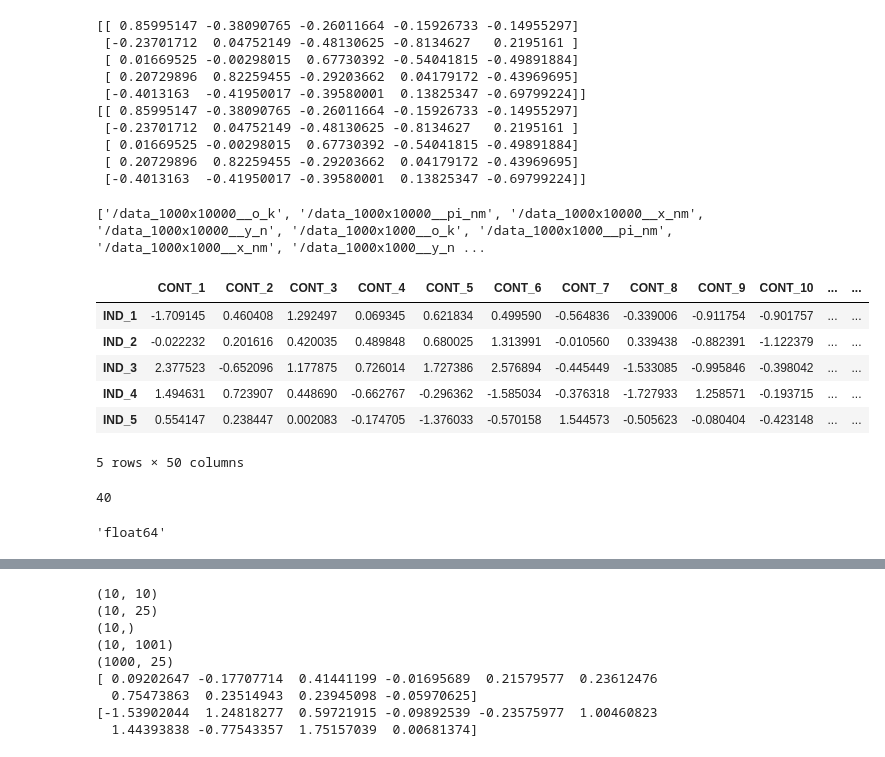
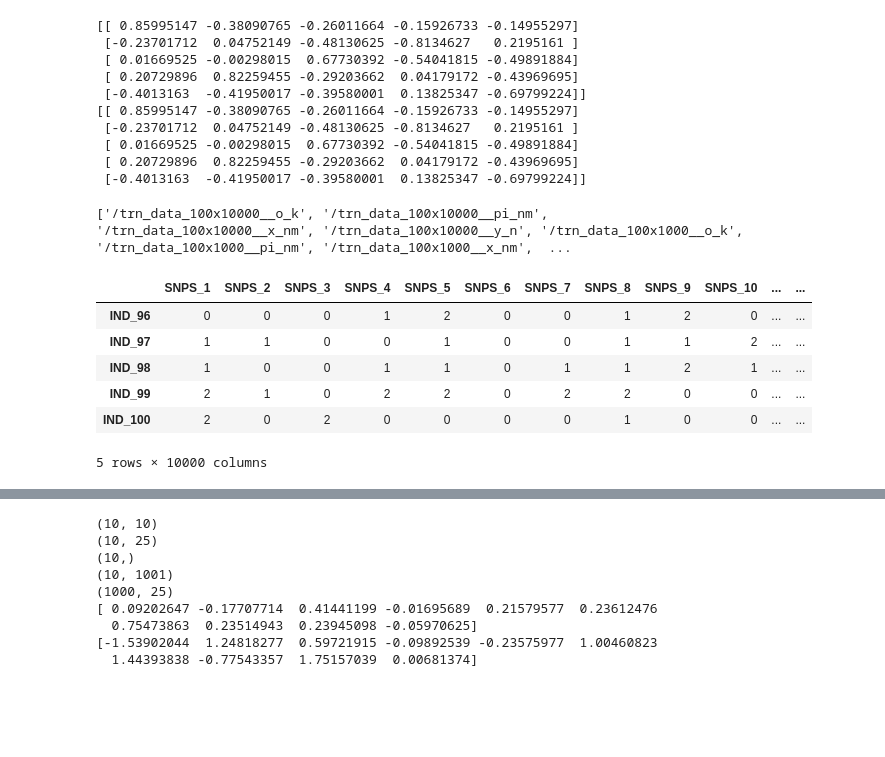
Before and after one commit to mullachv/causal_notes, a Jupyter notebook: framework/kcm_ker.ipynb, the cells around one changed output, grey strips where cells are left out. Saved outputs shown, nothing was run; the diff lists cells and outputs as text; code cells hidden in the pictures; blank space fills up the shorter version.

Commit message:
v0.02 causal mediation - embedding layer, logistic test bench, classification target synthetic data

```diff
--- a/framework/kcm_ker.ipynb
+++ b/framework/kcm_ker.ipynb
@@ -162,27 +164,19 @@ print(r[:10,])
  [-0.4013163  -0.41950017 -0.39580001  0.13825347 -0.69799224]]
 # %%
 import pandas as pd
-hf = pd.HDFStore('SYNTHETIC_DATA/save-simulation.h5', mode='r')
+hf = pd.HDFStore('SYNTHETIC_DATA/simulation.h5', mode='r')
 print(hf.keys())
-df = pd.read_hdf('SYNTHETIC_DATA/save-simulation.h5', mode='r', key='/data_1000x3162__o_k')
+df = pd.read_hdf('SYNTHETIC_DATA/simulation.h5', mode='r', key='/trn_data_100x10000__x_nm')
 # %% [output]
-['/data_1000x10000__o_k', '/data_1000x10000__pi_nm', '/data_1000x10000__x_nm', '/data_1000x10000__y_n', '/data_1000x1000__o_k', '/data_1000x1000__pi_nm', '/data_1000x1000__x_nm', '/data_1000x1000__y_n ...
+['/trn_data_100x10000__o_k', '/trn_data_100x10000__pi_nm', '/trn_data_100x10000__x_nm', '/trn_data_100x10000__y_n', '/trn_data_100x1000__o_k', '/trn_data_100x1000__pi_nm', '/trn_data_100x1000__x_nm',  ...
 # %%
 
-df.head()
+df.tail()
 # %% [output]
-|  | CONT_1 | CONT_2 | CONT_3 | CONT_4 | CONT_5 | CONT_6 | CONT_7 | CONT_8 | CONT_9 | CONT_10 | ... | ... |
-| IND_1 | -1.709145 | 0.460408 | 1.292497 | 0.069345 | 0.621834 | 0.499590 | -0.564836 | -0.339006 | -0.911754 | -0.901757 | ... | ... |
-| IND_2 | -0.022232 | 0.201616 | 0.420035 | 0.489848 | 0.680025 | 1.313991 | -0.010560 | 0.339438 | -0.882391 | -1.122379 | ... | ... |
-| IND_3 | 2.377523 | -0.652096 | 1.177875 | 0.726014 | 1.727386 | 2.576894 | -0.445449 | -1.533085 | -0.995846 | -0.398042 | ... | ... |
-| IND_4 | 1.494631 | 0.723907 | 0.448690 | -0.662767 | -0.296362 | -1.585034 | -0.376318 | -1.727933 | 1.258571 | -0.193715 | ... | ... |
-| IND_5 | 0.554147 | 0.238447 | 0.002083 | -0.174705 | -1.376033 | -0.570158 | 1.544573 | -0.505623 | -0.080404 | -0.423148 | ... | ... |
+|  | SNPS_1 | SNPS_2 | SNPS_3 | SNPS_4 | SNPS_5 | SNPS_6 | SNPS_7 | SNPS_8 | SNPS_9 | SNPS_10 | ... | ... |
+| IND_96 | 0 | 0 | 0 | 1 | 2 | 0 | 0 | 1 | 2 | 0 | ... | ... |
+| IND_97 | 1 | 1 | 0 | 0 | 1 | 0 | 0 | 1 | 1 | 2 | ... | ... |
+| IND_98 | 1 | 0 | 0 | 1 | 1 | 0 | 1 | 1 | 2 | 1 | ... | ... |
+| IND_99 | 2 | 1 | 0 | 2 | 2 | 0 | 2 | 2 | 0 | 0 | ... | ... |
+| IND_100 | 2 | 0 | 2 | 0 | 0 | 0 | 0 | 1 | 0 | 0 | ... | ... |
-5 rows × 50 columns
+5 rows × 10000 columns
-# %%
-print([type(df.iloc[0,i]).__name__ for i in range(df.shape[1])].count('float64'))
-#[ type(df.iloc[0,i]) for i in range(df.shape[1])]
-a = [ type(df.iloc[0,i]) for i in range(df.shape[1])]
-a[0].__name__
-# %% [output]
-40
-'float64'
```
Also changed, not shown: parts of 8 cells of this notebook, 5 other files.
